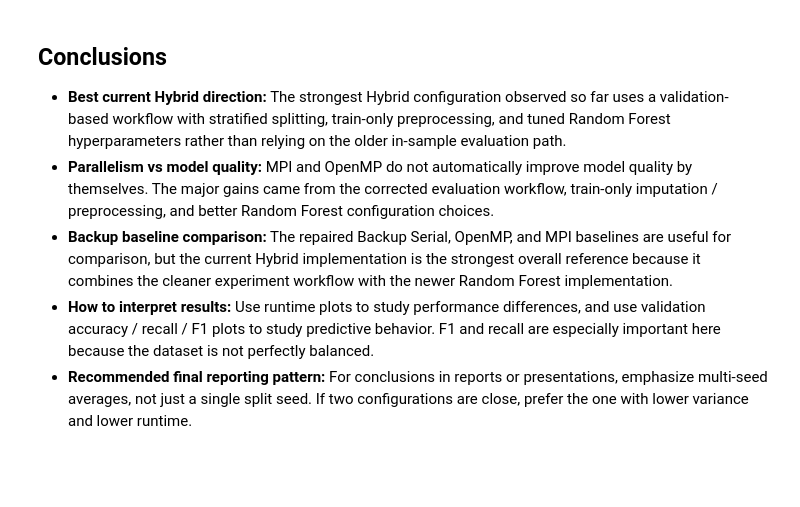
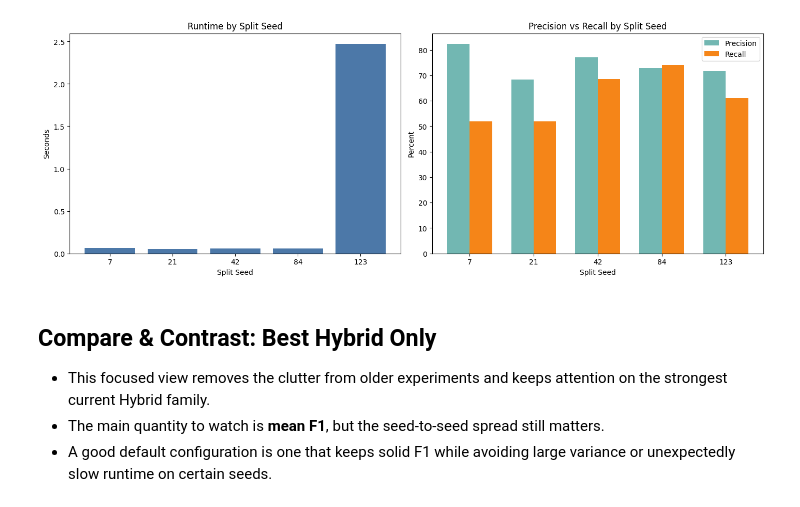
Before and after one commit to benstaahatch/csci4330-fall2025-group, a Jupyter notebook: Results/random_forest_results.ipynb, the cells around one changed output. Cells and saved outputs as stored; diff of their text form; code cells hidden in the pictures; blank space fills up the shorter version.

```diff
--- a/Results/random_forest_results.ipynb
+++ b/Results/random_forest_results.ipynb
@@ -193,8 +212,26 @@ make visualize
-# %% [markdown]
-## Conclusions
-
-- **Best current Hybrid direction:** The strongest Hybrid configuration observed so far uses a validation-based workflow with stratified splitting, train-only preprocessing, and tuned Random Forest hyperparameters rather than relying on the older in-sample evaluation path.
-- **Parallelism vs model quality:** MPI and OpenMP do not automatically improve model quality by themselves. The major gains came from the corrected evaluation workflow, train-only imputation / preprocessing, and better Random Forest configuration choices.
-- **Backup baseline comparison:** The repaired Backup Serial, OpenMP, and MPI baselines are useful for comparison, but the current Hybrid implementation is the strongest overall reference because it combines the cleaner experiment workflow with the newer Random Forest implementation.
-- **How to interpret results:** Use runtime plots to study performance differences, and use validation accuracy / recall / F1 plots to study predictive behavior. F1 and recall are especially important here because the dataset is not perfectly balanced.
-- **Recommended final reporting pattern:** For conclusions in reports or presentations, emphasize multi-seed averages, not just a single split seed. If two configurations are close, prefer the one with lower variance and lower runtime.
+# %%
+fig, axes = plt.subplots(1, 2, figsize=(14, 5), constrained_layout=True)
+axes[0].bar(best_hybrid["split_seed"].astype(str), best_hybrid["runtime_sec"], color="#4C78A8")
+axes[0].set_title("Runtime by Split Seed")
+axes[0].set_xlabel("Split Seed")
+axes[0].set_ylabel("Seconds")
+
+x = np.arange(len(best_hybrid))
+width = 0.35
+axes[1].bar(x - width/2, best_hybrid["precision"], width, label="Precision", color="#72B7B2")
+axes[1].bar(x + width/2, best_hybrid["recall"], width, label="Recall", color="#F58518")
+axes[1].set_title("Precision vs Recall by Split Seed")
+axes[1].set_xticks(x)
+axes[1].set_xticklabels(best_hybrid["split_seed"].astype(str))
+axes[1].set_xlabel("Split Seed")
+axes[1].set_ylabel("Percent")
+axes[1].legend()
+plt.show()
+# %% [output]
+[figure, added]
+# %% [markdown]
+## Compare & Contrast: Best Hybrid Only
+
+- This focused view removes the clutter from older experiments and keeps attention on the strongest current Hybrid family.
+- The main quantity to watch is **mean F1**, but the seed-to-seed spread still matters.
+- A good default configuration is one that keeps solid F1 while avoiding large variance or unexpectedly slow runtime on certain seeds.
```
Also changed, not shown: parts of 21 cells of this notebook, 11 other files.
